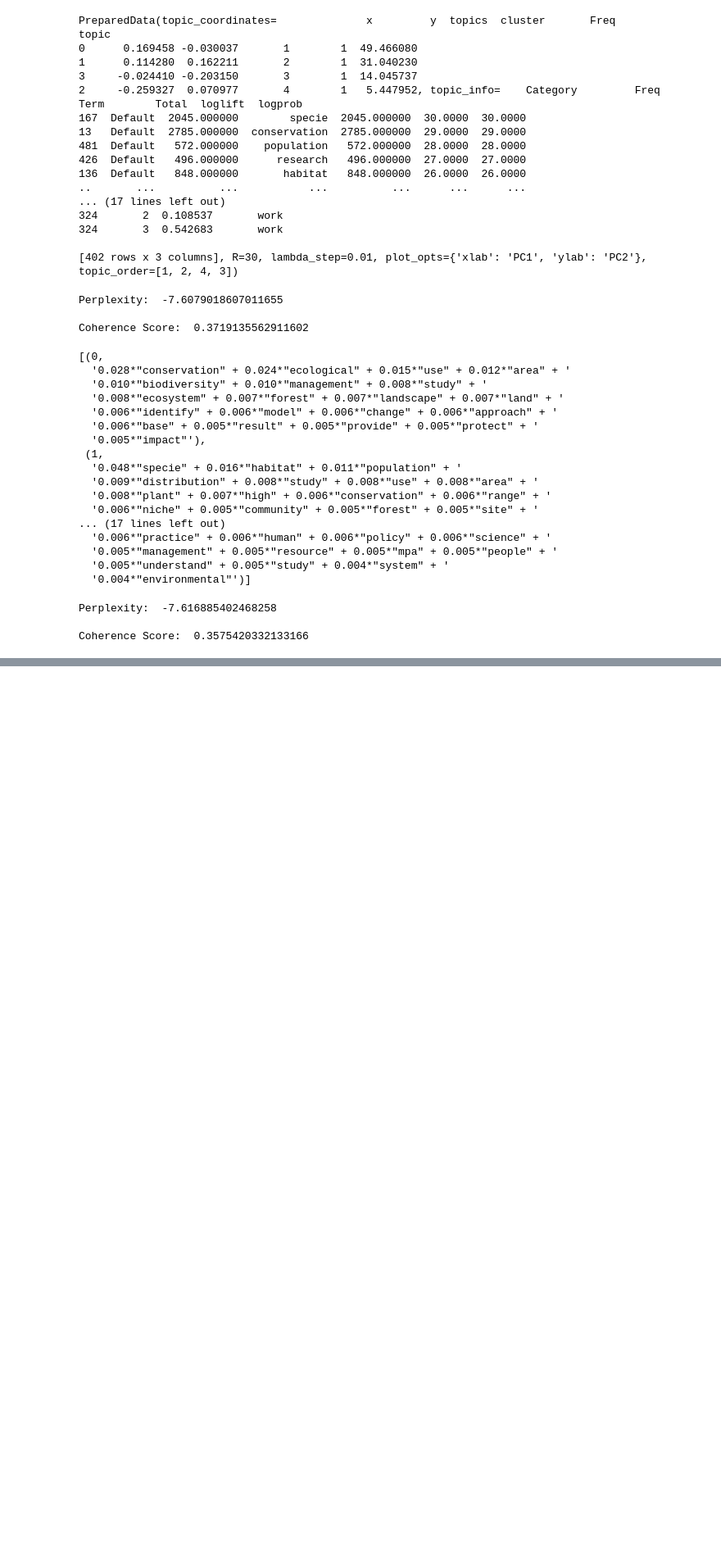
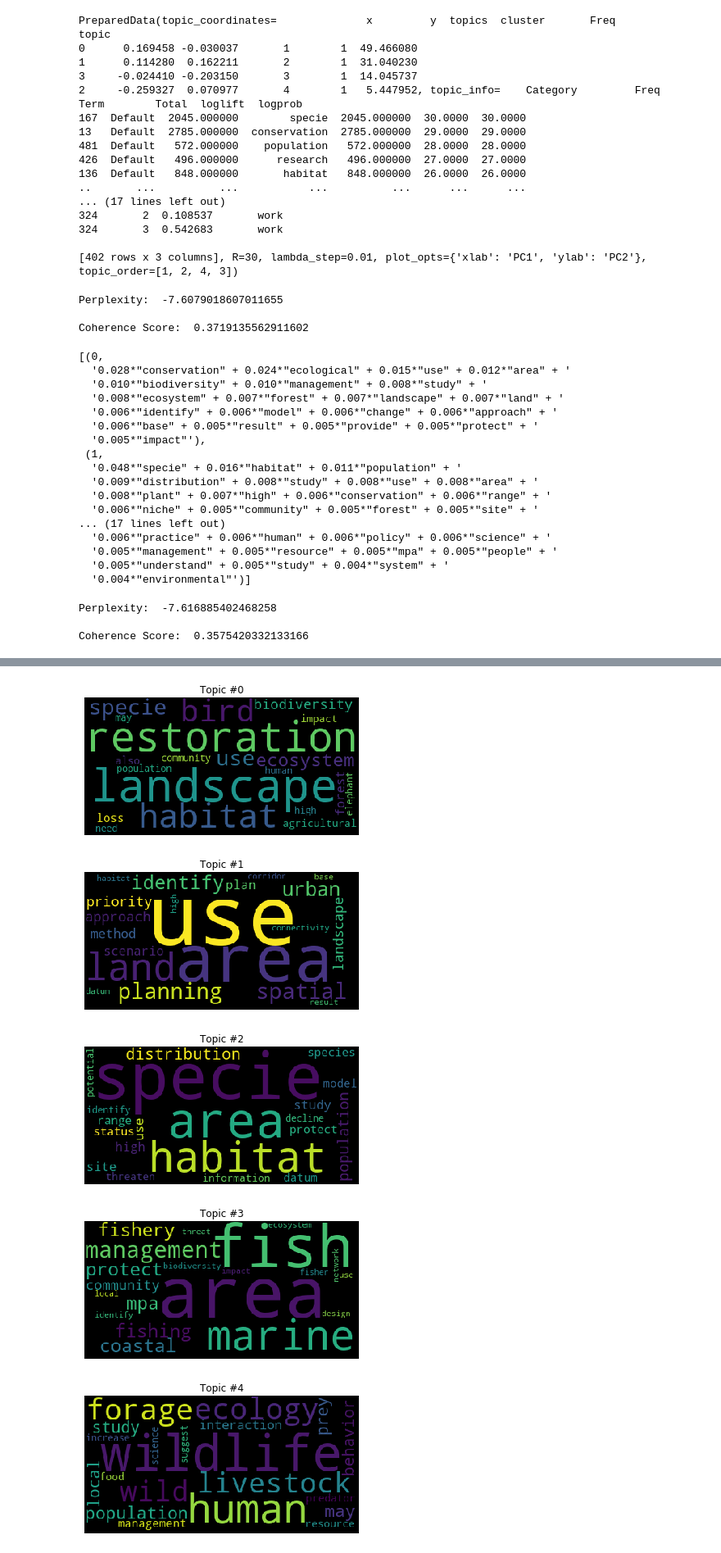
Before and after one commit to madeline-damon/Publishing_Biases_Sample, a Jupyter notebook: Text Analysis and Topic Modelling.ipynb, the cells around one changed output, grey strips where cells are left out. Shown at 82% size. Cells and saved outputs as stored; diff of their text form; code cells hidden in the pictures; blank space fills up the shorter version.

```diff
--- a/Text Analysis and Topic Modelling.ipynb
+++ b/Text Analysis and Topic Modelling.ipynb
@@ -997,0 +883,14 @@ ValueError: Stop argument for islice() must be None or an integer: 0 <= x <= sys
+# %%
+#Wordclouds for 12 topics
+for t in range(lda_12_topics.num_topics):
+    plt.figure()
+    plt.imshow(WordCloud().fit_words(dict(lda_12_topics.show_topic(t, 20))))
+    plt.axis("off")
+    plt.title("Topic #" + str(t))
+    plt.show()
+# %% [output]
+[figure, added]
+[figure, added]
+[figure, added]
+[figure, added]
+[figure, added]
```
Also changed, not shown: parts of 44 cells of this notebook.
